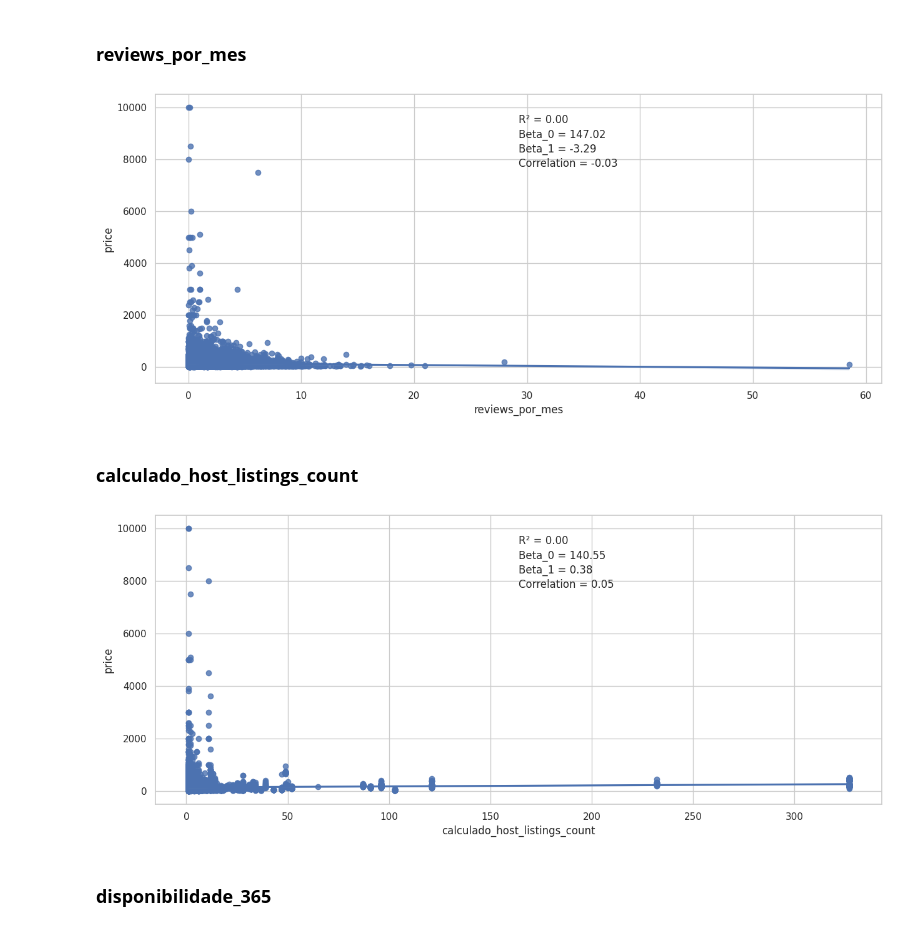
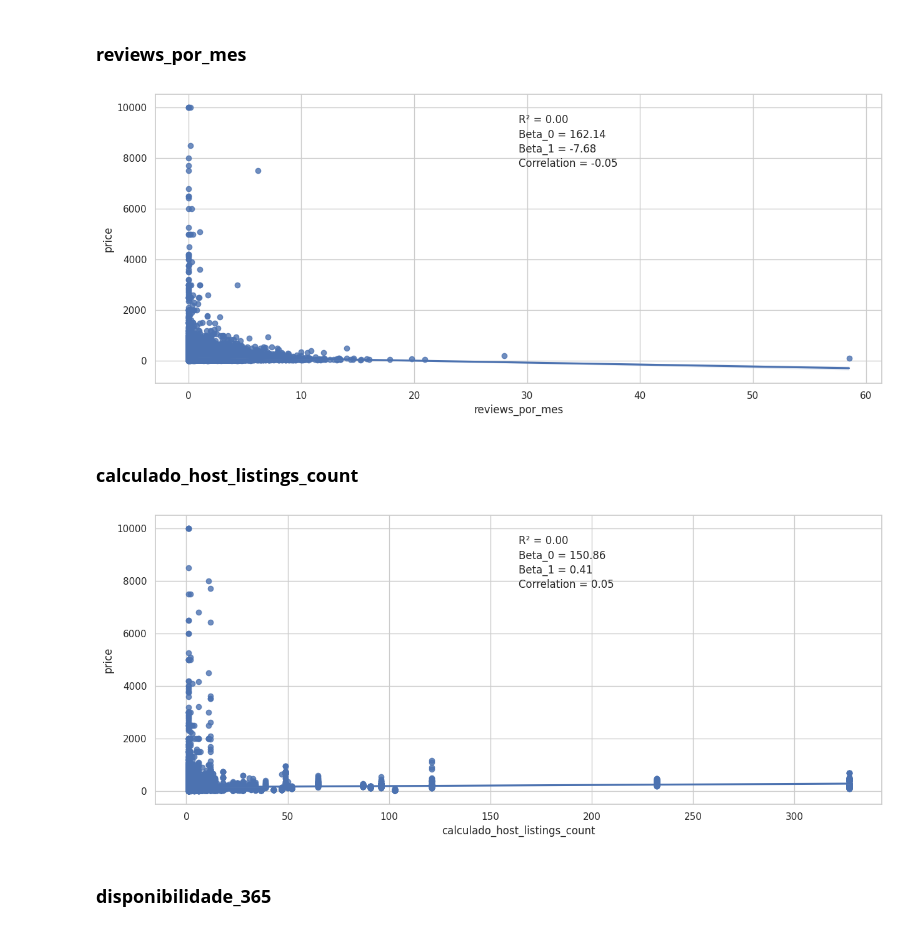
Before and after one commit to Eduardo-95-DS/lighthouse-challenge, a Jupyter notebook: notebooks/look_4.0-ear-hp_tuning-error_analysis.ipynb, the cells around one changed output. Cells and saved outputs as stored; diff of their text form; code cells hidden in the pictures.

```diff
--- a/notebooks/look_4.0-ear-hp_tuning-error_analysis.ipynb
+++ b/notebooks/look_4.0-ear-hp_tuning-error_analysis.ipynb
@@ -333,5 +371,5 @@ df3=df2.copy()
 # %%
-# df3[df3['price']==0]
+df3=df3[df3['price']<5000]
 # %%
 # # substituir os preços igual a zero pela média baseada nas principais características
 
@@ -893,33 +931,3 @@ plt.gcf().set_size_inches(15, 6)
 plt.show()
 # %% [output]
 [figure]
-# %%
-aux = df4.dropna()
-
-aux['ultima_review'] = aux['ultima_review'].fillna(0)
-
-ref_date = pd.to_datetime('2019-07-09')
-aux['ultima_review'] = (aux['ultima_review'] - ref_date).dt.days
-
-X = sm.add_constant(aux['ultima_review'])
-y = aux['price']
-model = sm.OLS(y, X).fit()
-
-beta_0 = model.params[0]
-beta_1 = model.params[1]
-
-r_squared = model.rsquared
-
-correlation = aux['ultima_review'].corr(aux['price'])
-
-sns.set(style="whitegrid")
-ax = sns.regplot(x='ultima_review', y='price', data=aux)
-
-ax.annotate(f'R² = {r_squared:.2f}', xy=(0.5, 0.9), xycoords='axes fraction', fontsize=12)
-ax.annotate(f'Beta_0 = {beta_0:.2f}', xy=(0.5, 0.85), xycoords='axes fraction', fontsize=12)
-ax.annotate(f'Beta_1 = {beta_1:.2f}', xy=(0.5, 0.80), xycoords='axes fraction', fontsize=12)
-ax.annotate(f'Correlation = {correlation:.2f}', xy=(0.5, 0.75), xycoords='axes fraction', fontsize=12)
-
-ax.set(xlabel='ultima_review', ylabel='price')
-plt.gcf().set_size_inches(15, 6)
-plt.show()
@@ -928,35 +934,35 @@ plt.show()
 # %% [markdown]
 ### **reviews_por_mes**
 # %%
-X = sm.add_constant(aux['reviews_por_mes'])
-y = aux['price']
+X = sm.add_constant(df4['reviews_por_mes'])
+y = df4['price']
 model = sm.OLS(y, X).fit()
 
 beta_0 = model.params[0]
 beta_1 = model.params[1]
 
 r_squared = model.rsquared
 
-correlation = aux['reviews_por_mes'].corr(aux['price'])
+correlation = df4['reviews_por_mes'].corr(df4['price'])
 
 sns.set(style="whitegrid")
-ax = sns.regplot(x='reviews_por_mes', y='price', data=aux)
+ax = sns.regplot(x='reviews_por_mes', y='price', data=df4)
 
 ax.annotate(f'R² = {r_squared:.2f}', xy=(0.5, 0.9), xycoords='axes fraction', fontsize=12)
 ax.annotate(f'Beta_0 = {beta_0:.2f}', xy=(0.5, 0.85), xycoords='axes fraction', fontsize=12)
 ax.annotate(f'Beta_1 = {beta_1:.2f}', xy=(0.5, 0.80), xycoords='axes fraction', fontsize=12)
 ax.annotate(f'Correlation = {correlation:.2f}', xy=(0.5, 0.75), xycoords='axes fraction', fontsize=12)
 
 ax.set(xlabel='reviews_por_mes', ylabel='price')
 plt.gcf().set_size_inches(15, 6)
 plt.show()
 # %% [output]
-[figure, old version]
+[figure, new version]
 # %% [markdown]
 ### **calculado_host_listings_count**
 # %%
-X = sm.add_constant(aux['calculado_host_listings_count'])
-y = aux['price']
+X = sm.add_constant(df4['calculado_host_listings_count'])
+y = df4['price']
 model = sm.OLS(y, X).fit()
 
 beta_0 = model.params[0]
@@ -964,10 +970,10 @@ beta_1 = model.params[1]
 
 r_squared = model.rsquared
 
-correlation = aux['calculado_host_listings_count'].corr(aux['price'])
+correlation = df4['calculado_host_listings_count'].corr(df4['price'])
 
 sns.set(style="whitegrid")
-ax = sns.regplot(x='calculado_host_listings_count', y='price', data=aux)
+ax = sns.regplot(x='calculado_host_listings_count', y='price', data=df4)
 
 ax.annotate(f'R² = {r_squared:.2f}', xy=(0.5, 0.9), xycoords='axes fraction', fontsize=12)
 ax.annotate(f'Beta_0 = {beta_0:.2f}', xy=(0.5, 0.85), xycoords='axes fraction', fontsize=12)
@@ -978,7 +984,7 @@ ax.set(xlabel='calculado_host_listings_count', ylabel='price')
 plt.gcf().set_size_inches(15, 6)
 plt.show()
 # %% [output]
-[figure, old version]
+[figure, new version]
 # %% [markdown]
 ### **disponibilidade_365**
 # %%
```
Also changed, not shown: parts of 40 cells of this notebook, 2 other files.
